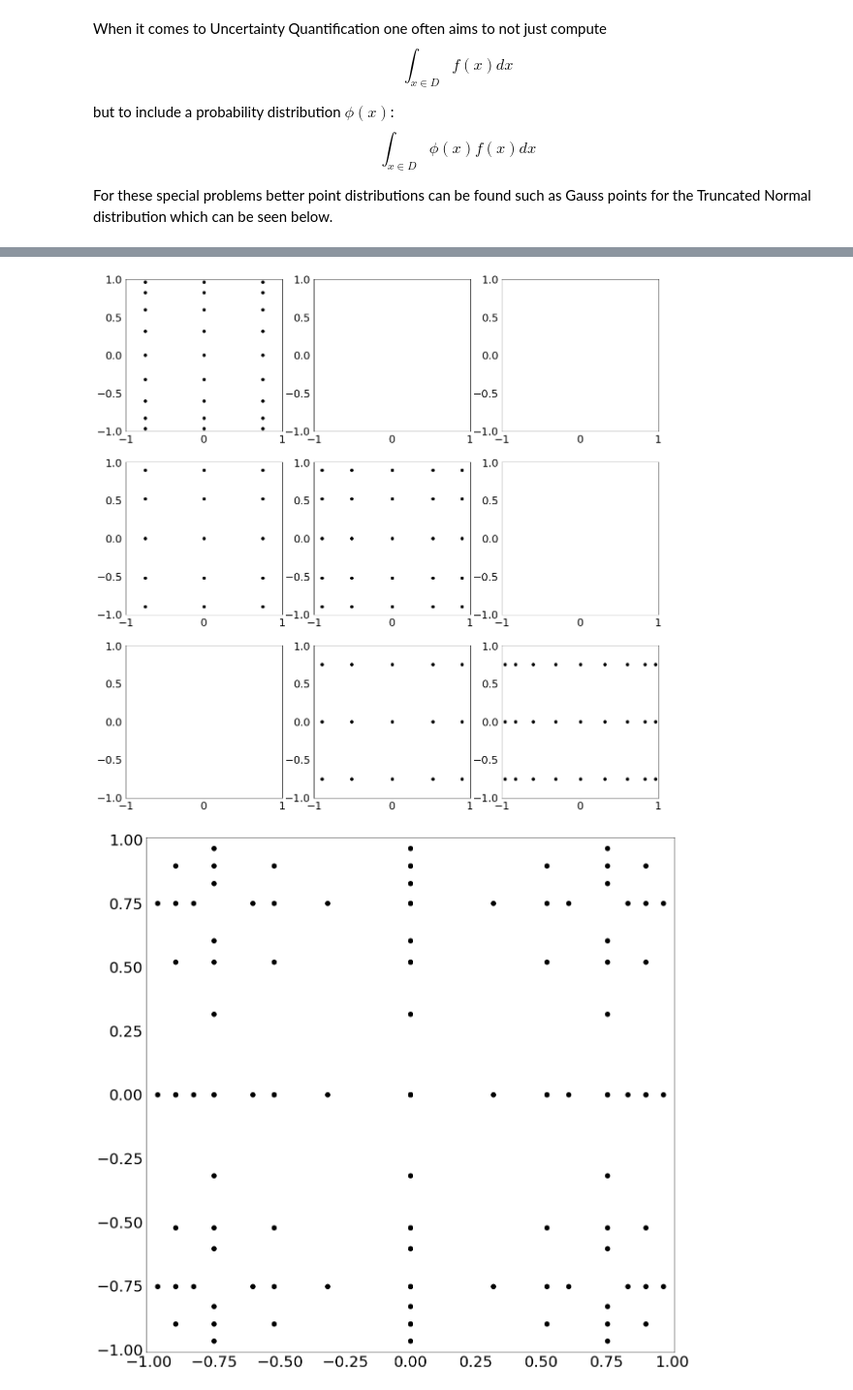
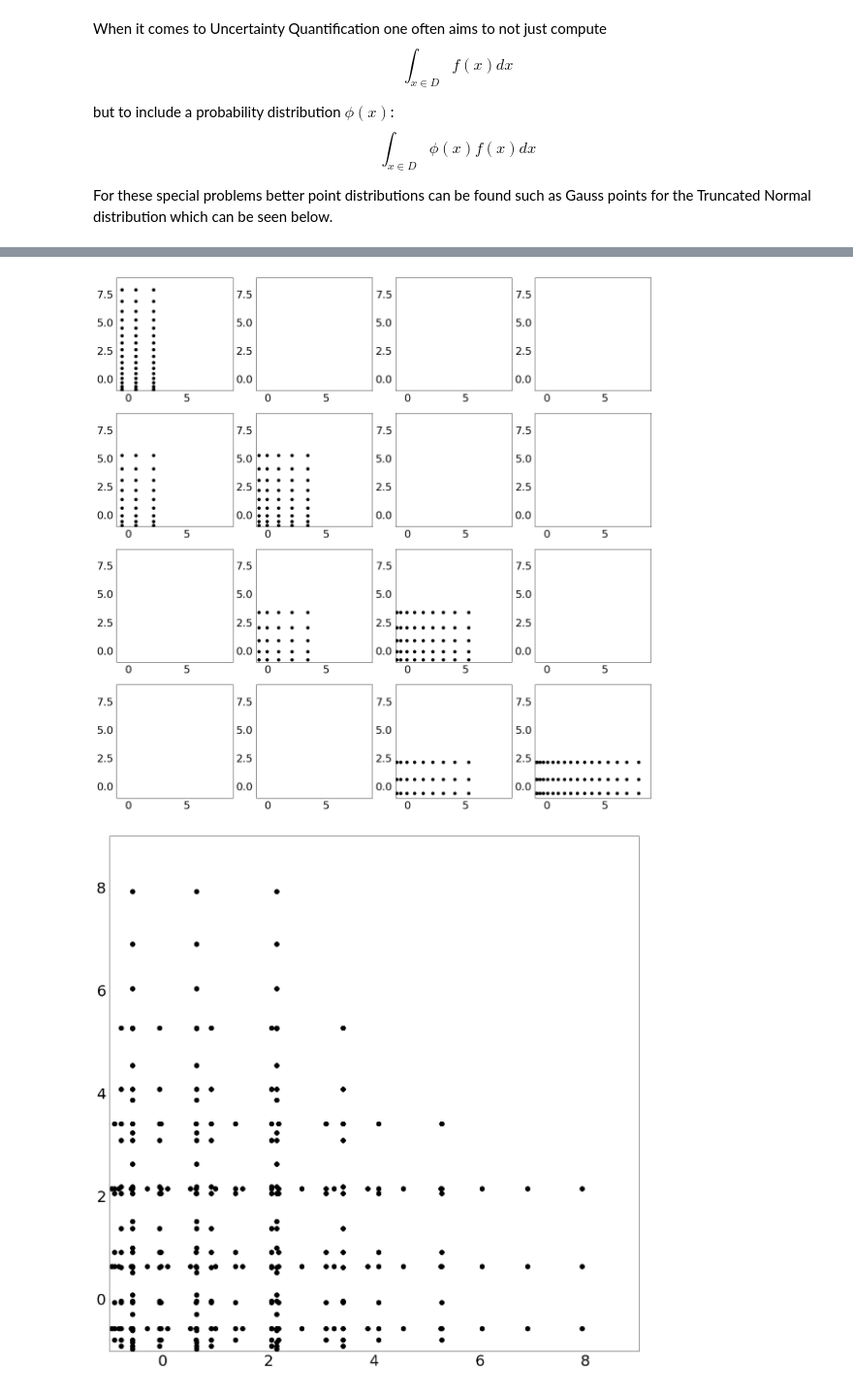
Before and after one commit to obersteiner/sparseSpACE, a Jupyter notebook: Grid_Tutorial.ipynb, the cells around one changed output, grey strips where cells are left out. Shown: that part at 97% size. Cells and saved outputs as stored; diff of their text form; code cells hidden in the pictures.

```diff
--- a/Grid_Tutorial.ipynb
+++ b/Grid_Tutorial.ipynb
@@ -204,7 +204,7 @@ import numpy as np
 dim = 2
 coeffs = np.ones(dim)
 a = np.ones(dim) * 0
-b = np.ones(dim) * 2
+b = np.ones(dim) * 10
 mean = np.ones(dim)
 std_dev = np.ones(dim)
 grid = TruncatedNormalDistributionGrid(a=a,b=b,dim=dim, mean=mean, std_dev=std_dev)
@@ -212,7 +212,7 @@ grid = TruncatedNormalDistributionGrid(a=a,b=b,dim=dim, mean=mean, std_dev=std_d
 model = FunctionUQNormal2(FunctionUQ2(), mean, std_dev, a, b)
 combiObject = StandardCombi(a, b, grid)
 minimum_level = 1
-maximum_level = 3
+maximum_level = 4
 combiObject.perform_combi(minimum_level, maximum_level, model)
 combiObject.print_resulting_combi_scheme()
 combiObject.print_resulting_sparsegrid()
@@ -228,2 +230,2 @@ Difference 3.96922494872e-11
-[figure, old version]
+[figure, new version]
-[figure, old version]
+[figure, new version]
```
Also changed, not shown: parts of 1 cell of this notebook.
